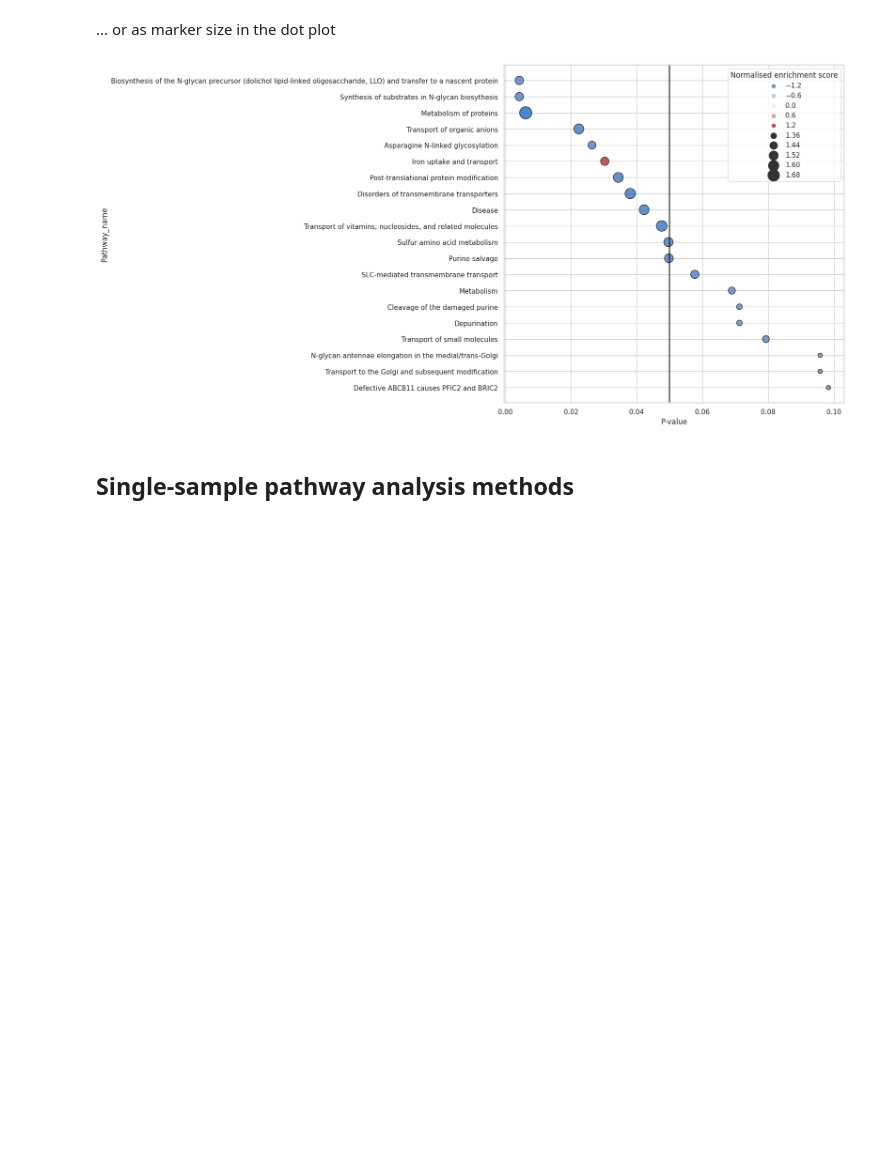
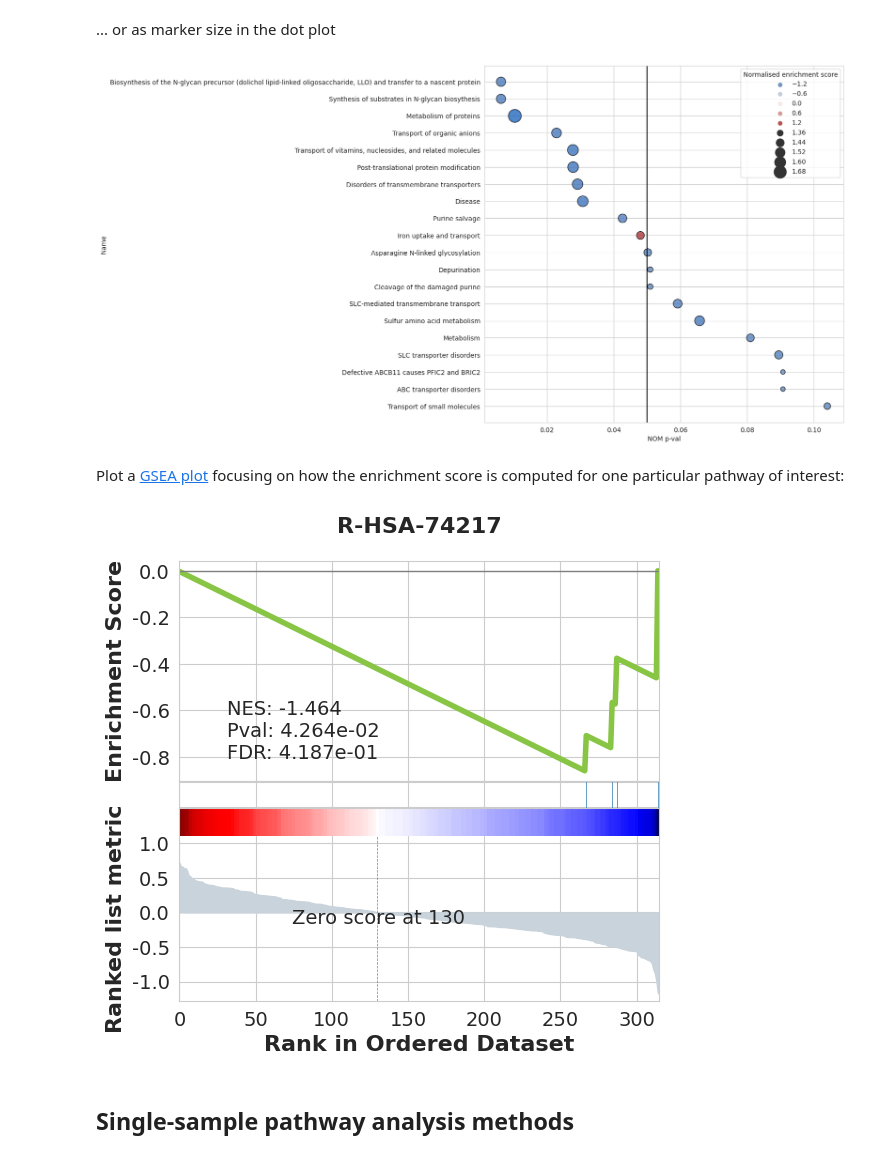
Before and after one commit to cwieder/SymbNET_tutorial, a Jupyter notebook: SymbNET_Pathway_Analysis_tutorial.ipynb, the cells around one changed output. Drawn from its saved outputs; the diff is of its cells as text; code cells hidden in the pictures; blank space fills up the shorter version.

```diff
--- a/SymbNET_Pathway_Analysis_tutorial.ipynb
+++ b/SymbNET_Pathway_Analysis_tutorial.ipynb
@@ -638,8 +655,8 @@ sns.set_style('whitegrid')
 plt.figure(figsize=(10, 10))
 sns.scatterplot(
     data=top_20_pathways_gsea,
-    y="Pathway_name",
-    x="P-value",
+    y="Name",
+    x="NOM p-val",
     hue='NES',
     palette='vlag',
     size=[abs(i) for i in top_20_pathways_gsea['NES']],
@@ -653,7 +670,18 @@ plt.legend(title='Normalised enrichment score')
 
 plt.show()
 # %% [output]
-[figure, old version]
+[figure, new version]
+# %% [markdown]
+Plot a [GSEA plot](https://www.gsea-msigdb.org/gsea/doc/GSEAUserGuideFrame.html?_Interpreting_GSEA_Results) focusing on how the enrichment score is computed for one particular pathway of interest:
+# %%
+from gseapy import gseaplot
+
+# to save your figure, make sure that ofname is not None
+gseaplot(rank_metric=gsea.ranking,
+         term='R-HSA-74217',
+         **gsea.results['R-HSA-74217'])
+# %% [output]
+[figure, added]
 # %% [markdown]
 ## Single-sample pathway analysis methods
 # %% [markdown]
```
Also changed, not shown: parts of 7 cells of this notebook.
